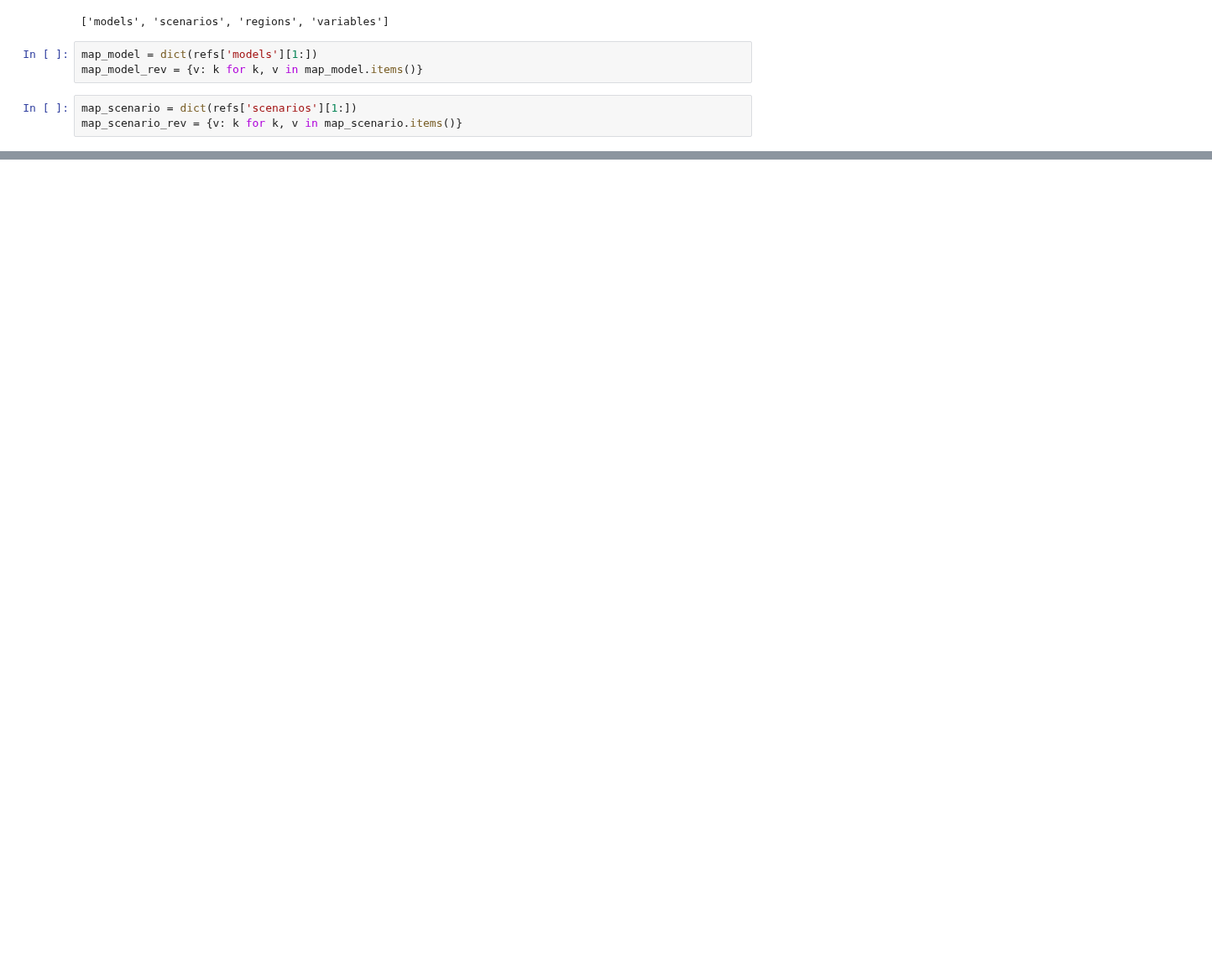
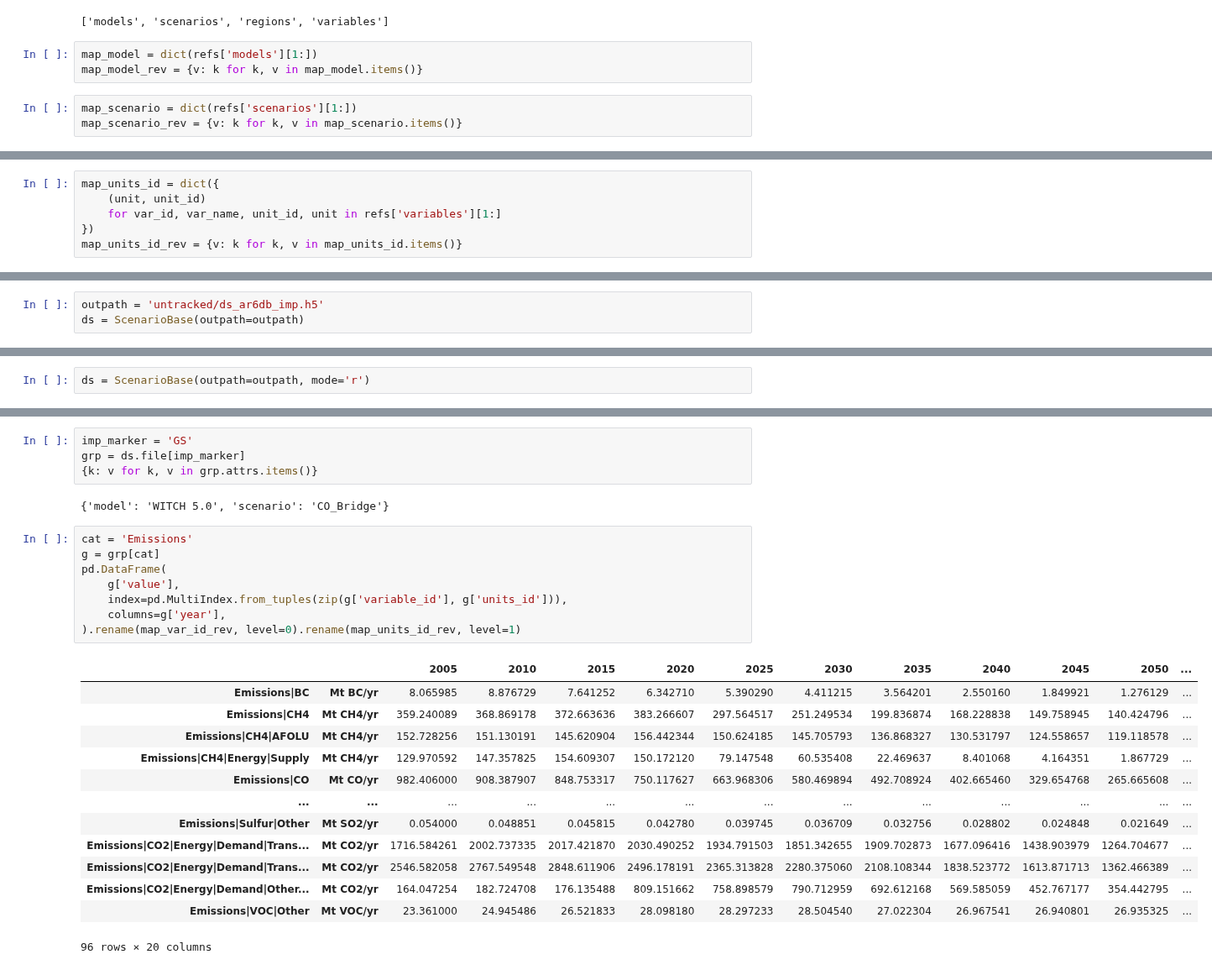
Before and after one commit to tsutsui1872/mce, a Jupyter notebook: notebook/mk_scenario_ar6db.ipynb, the cells around one changed output, grey strips where cells are left out. Shown at 84% size. Saved outputs shown, nothing was run; the diff lists cells and outputs as text; blank space fills up the shorter version.

Commit message:
completes mk_scenario_ar6db.ipynb

```diff
--- a/notebook/mk_scenario_ar6db.ipynb
+++ b/notebook/mk_scenario_ar6db.ipynb
@@ -34,0 +48,6 @@ map_scenario_rev = {v: k for k, v in map_scenario.items()}
+# %%
+map_units_id = dict({
+    (unit, unit_id)
+    for var_id, var_name, unit_id, unit in refs['variables'][1:]
+})
+map_units_id_rev = {v: k for k, v in map_units_id.items()}
@@ -34,0 +152,3 @@ map_scenario_rev = {v: k for k, v in map_scenario.items()}
+# %%
+outpath = 'untracked/ds_ar6db_imp.h5'
+ds = ScenarioBase(outpath=outpath)
@@ -34,0 +217,2 @@ map_scenario_rev = {v: k for k, v in map_scenario.items()}
+# %%
+ds = ScenarioBase(outpath=outpath, mode='r')
@@ -34,0 +222,28 @@ map_scenario_rev = {v: k for k, v in map_scenario.items()}
+# %%
+imp_marker = 'GS'
+grp = ds.file[imp_marker]
+{k: v for k, v in grp.attrs.items()}
+# %% [output]
+{'model': 'WITCH 5.0', 'scenario': 'CO_Bridge'}
+# %%
+cat = 'Emissions'
+g = grp[cat]
+pd.DataFrame(
+    g['value'],
+    index=pd.MultiIndex.from_tuples(zip(g['variable_id'], g['units_id'])),
+    columns=g['year'],
+).rename(map_var_id_rev, level=0).rename(map_units_id_rev, level=1)
+# %% [output]
+|  |  | 2005 | 2010 | 2015 | 2020 | 2025 | 2030 | 2035 | 2040 | 2045 | 2050 | ... |
+| Emissions|BC | Mt BC/yr | 8.065985 | 8.876729 | 7.641252 | 6.342710 | 5.390290 | 4.411215 | 3.564201 | 2.550160 | 1.849921 | 1.276129 | ... |
+| Emissions|CH4 | Mt CH4/yr | 359.240089 | 368.869178 | 372.663636 | 383.266607 | 297.564517 | 251.249534 | 199.836874 | 168.228838 | 149.758945 | 140.424796 | ... |
+| Emissions|CH4|AFOLU | Mt CH4/yr | 152.728256 | 151.130191 | 145.620904 | 156.442344 | 150.624185 | 145.705793 | 136.868327 | 130.531797 | 124.558657 | 119.118578 | ... |
+| Emissions|CH4|Energy|Supply | Mt CH4/yr | 129.970592 | 147.357825 | 154.609307 | 150.172120 | 79.147548 | 60.535408 | 22.469637 | 8.401068 | 4.164351 | 1.867729 | ... |
+| Emissions|CO | Mt CO/yr | 982.406000 | 908.387907 | 848.753317 | 750.117627 | 663.968306 | 580.469894 | 492.708924 | 402.665460 | 329.654768 | 265.665608 | ... |
+| ... | ... | ... | ... | ... | ... | ... | ... | ... | ... | ... | ... | ... |
+| Emissions|Sulfur|Other | Mt SO2/yr | 0.054000 | 0.048851 | 0.045815 | 0.042780 | 0.039745 | 0.036709 | 0.032756 | 0.028802 | 0.024848 | 0.021649 | ... |
+| Emissions|CO2|Energy|Demand|Trans... | Mt CO2/yr | 1716.584261 | 2002.737335 | 2017.421870 | 2030.490252 | 1934.791503 | 1851.342655 | 1909.702873 | 1677.096416 | 1438.903979 | 1264.704677 | ... |
+| Emissions|CO2|Energy|Demand|Trans... | Mt CO2/yr | 2546.582058 | 2767.549548 | 2848.611906 | 2496.178191 | 2365.313828 | 2280.375060 | 2108.108344 | 1838.523772 | 1613.871713 | 1362.466389 | ... |
+| Emissions|CO2|Energy|Demand|Other... | Mt CO2/yr | 164.047254 | 182.724708 | 176.135488 | 809.151662 | 758.898579 | 790.712959 | 692.612168 | 569.585059 | 452.767177 | 354.442795 | ... |
+| Emissions|VOC|Other | Mt VOC/yr | 23.361000 | 24.945486 | 26.521833 | 28.098180 | 28.297233 | 28.504540 | 27.022304 | 26.967541 | 26.940801 | 26.935325 | ... |
+96 rows × 20 columns
```
Also changed, not shown: parts of 29 cells of this notebook.
